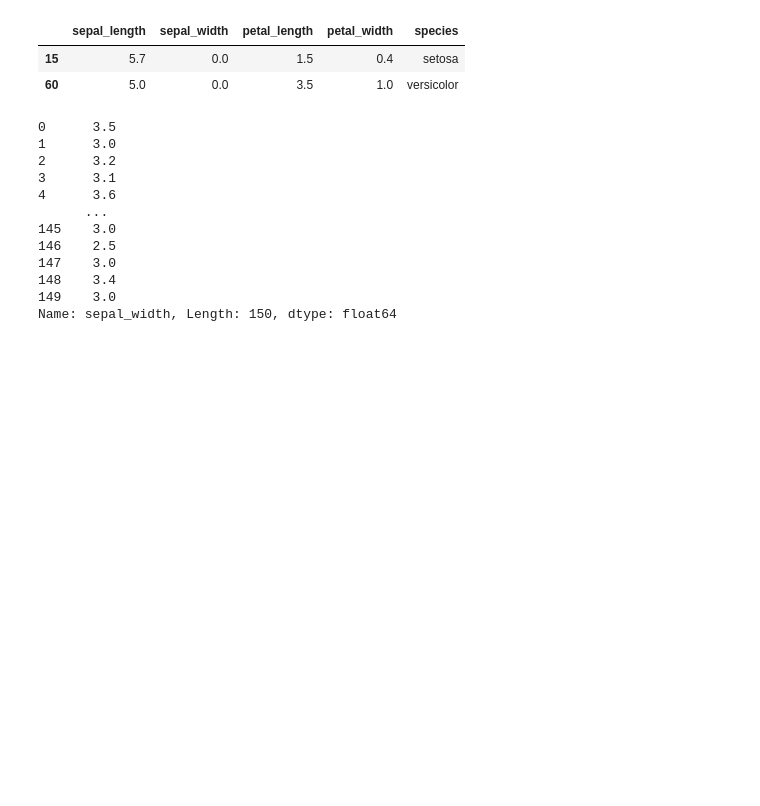
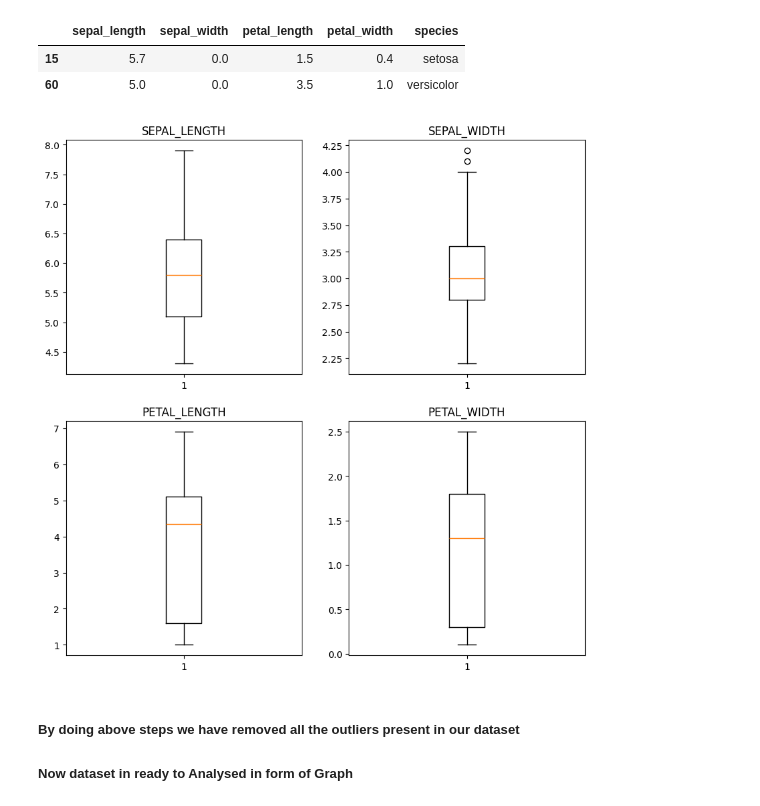
Before and after one commit to ArvindUpreti/Iris-dataset-Analysis, a Jupyter notebook: Iris Data Project.ipynb, the cells around one changed output. Cells and saved outputs as stored; diff of their text form; code cells hidden in the pictures; blank space fills up the shorter version.

Commit message:
Charts Added

```diff
--- a/Iris Data Project.ipynb
+++ b/Iris Data Project.ipynb
@@ -144,9 +143,9 @@ plt.show()
 # %% [markdown]
 ##### The Above Figure shows that Sepal_width columns contains some outlier values that needs to removed for better analysis
 # %%
-df['sepal_width'].describe()
+print(df['sepal_width'].describe())
 # By using this method we can easily identify minimum and maximum values according to IQR.
 # Any value outside this range will be treated has outlier of the data set.
 # So we got our min value i.e 2.00 and max value i.e 4.40
-mx_val = 4.40
-mn_val = 2.00
+mx_val = 4.4
+mn_val = 2
@@ -153,11 +162,10 @@ mn_val = 2.00
 # %%
-# Removing outlier from the column
 def outliers(x):
+    global mn_val
     global mx_val
-    global mn_val
-    if x> mn_val and x<mx_val:
+    if mn_val < x < mx_val:
         return x
     else:
         return 0
-df['sepal_width']= df['sepal_width'].apply(outliers)
+df['sepal_width'] = df['sepal_width'].apply(outliers)
 # %%
@@ -167,17 +176,19 @@ df[df['sepal_width']==0]  # we have found that two values are being replaced by
 | 15 | 5.7 | 0.0 | 1.5 | 0.4 | setosa |
 | 60 | 5.0 | 0.0 | 3.5 | 1.0 | versicolor |
 # %%
-df['sepal_width'].replace({0:df['sepal_width'].mean()})
+df['sepal_width'] = df['sepal_width'].replace({0:df['sepal_width'].mean()}) # Replacing Zero Values with mean of the datset
-# %% [output]
-0      3.5
-1      3.0
-2      3.2
-3      3.1
-4      3.6
-      ...
-145    3.0
-146    2.5
-147    3.0
-148    3.4
-149    3.0
-Name: sepal_width, Length: 150, dtype: float64
+# %%
+plt.figure(figsize=(10,10))
+counter=1
+for x in df.columns:
+    if df[x].dtype == 'float64':
+        plt.subplot(2, 2, counter)
+        plt.title(x.upper())
+        plt.boxplot(df[x])
+        counter+=1
+plt.show()
+# %% [output]
+[figure, added]
+# %% [markdown]
+##### By doing above steps we have removed all the outliers present in our dataset
+##### Now dataset in ready to Analysed in form of Graph
```
Also changed, not shown: parts of 13 cells of this notebook.
